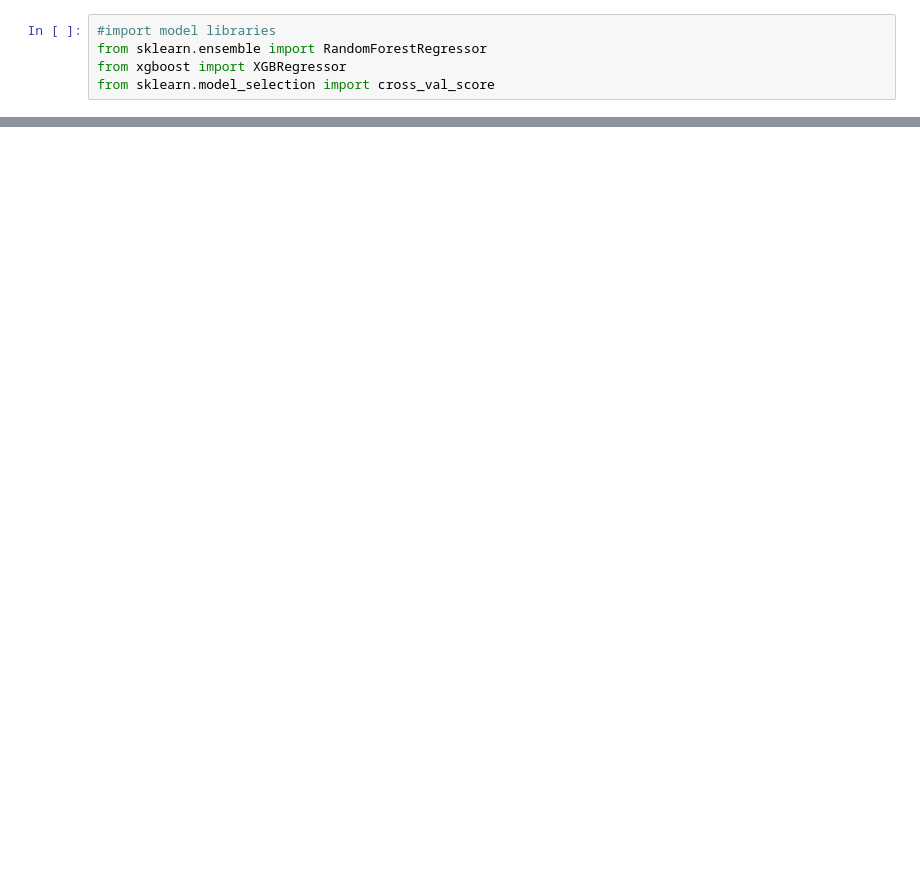
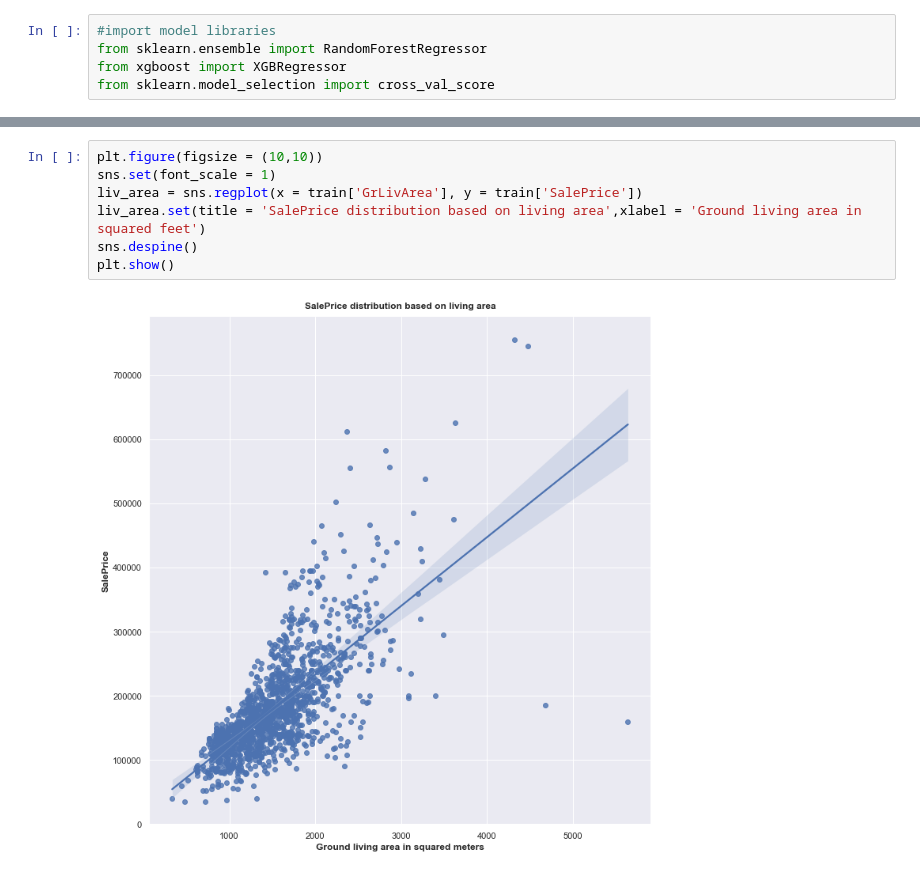
Before and after one commit to gitMiodek/House-prices-KAGGLE, a Jupyter notebook: House-prices-project.ipynb, the cells around one changed output, grey strips where cells are left out. Cells and saved outputs as stored; diff of their text form; blank space fills up the shorter version.

```diff
--- a/House-prices-project.ipynb
+++ b/House-prices-project.ipynb
@@ -49,0 +142,9 @@ from sklearn.model_selection import cross_val_score
+# %%
+plt.figure(figsize = (10,10))
+sns.set(font_scale = 1)
+liv_area = sns.regplot(x = train['GrLivArea'], y = train['SalePrice'])
+liv_area.set(title = 'SalePrice distribution based on living area',xlabel = 'Ground living area in squared feet')
+sns.despine()
+plt.show()
+# %% [output]
+[figure, added]
```
Also changed, not shown: parts of 25 cells of this notebook.
